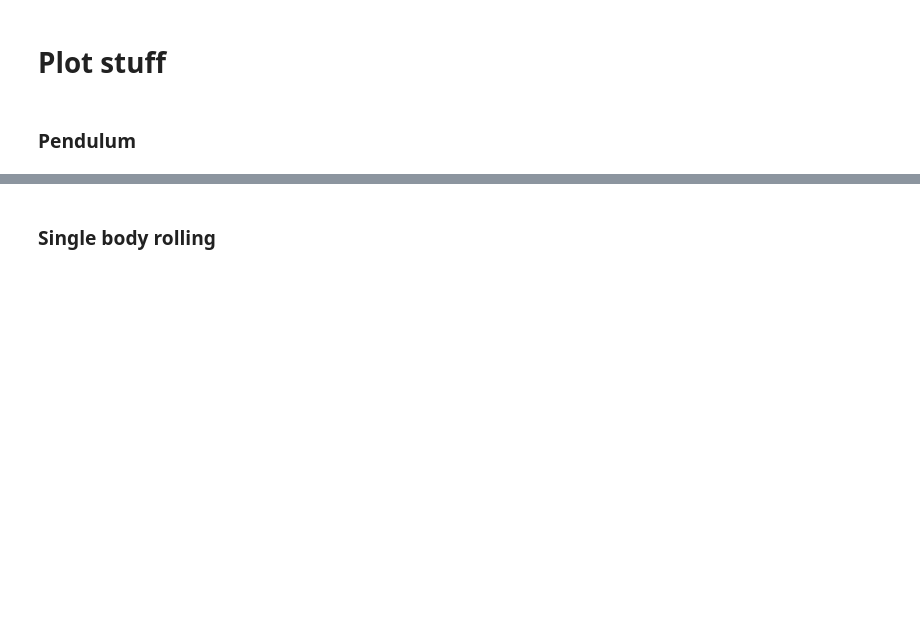
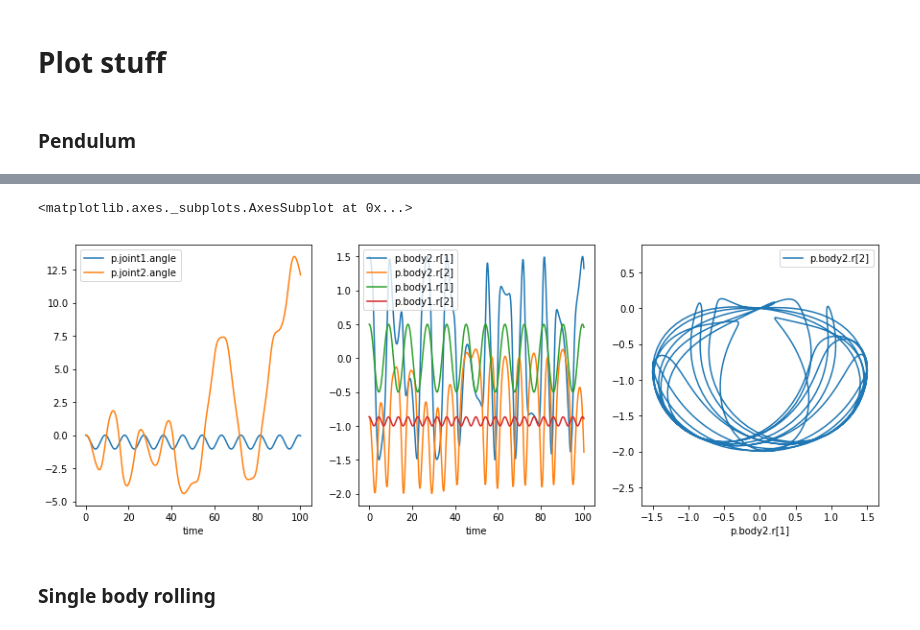
Before and after one commit to admech/mbs, a Jupyter notebook: omni/py.ipynb, the cells around one changed output, grey strips where cells are left out. Cells and saved outputs as stored; diff of their text form; code cells hidden in the pictures; blank space fills up the shorter version.

```diff
--- a/omni/py.ipynb
+++ b/omni/py.ipynb
@@ -25,3 +61,31 @@ res[['time', 'p.joint.angle']].tail()
+# %%
+fig, axs = plt.subplots(1, 3, figsize = (15, 5))
+
+res[
+    [ 'time'
+    , 'p.joint1.angle'
+    , 'p.joint2.angle'
+    ]
+].plot(x = 'time', ax = axs[0])
+
+res[
+    [ 'time'
+    , 'p.body2.r[1]'
+    , 'p.body2.r[2]'
+    , 'p.body1.r[1]'
+    , 'p.body1.r[2]'
+    ]
+].plot(x = 'time', ax = axs[1])
+
+axs[2].axis('equal')
+res[
+    [ 'p.body2.r[1]'
+    , 'p.body2.r[2]'
+    ]
+].plot(x = 'p.body2.r[1]', ax = axs[2])
+# %% [output]
+<matplotlib.axes._subplots.AxesSubplot at 0x...>
+[figure, added]
 # %% [markdown]
 ### Single body rolling
 # %%
```
Also changed, not shown: parts of 16 cells of this notebook, 14 other files.
